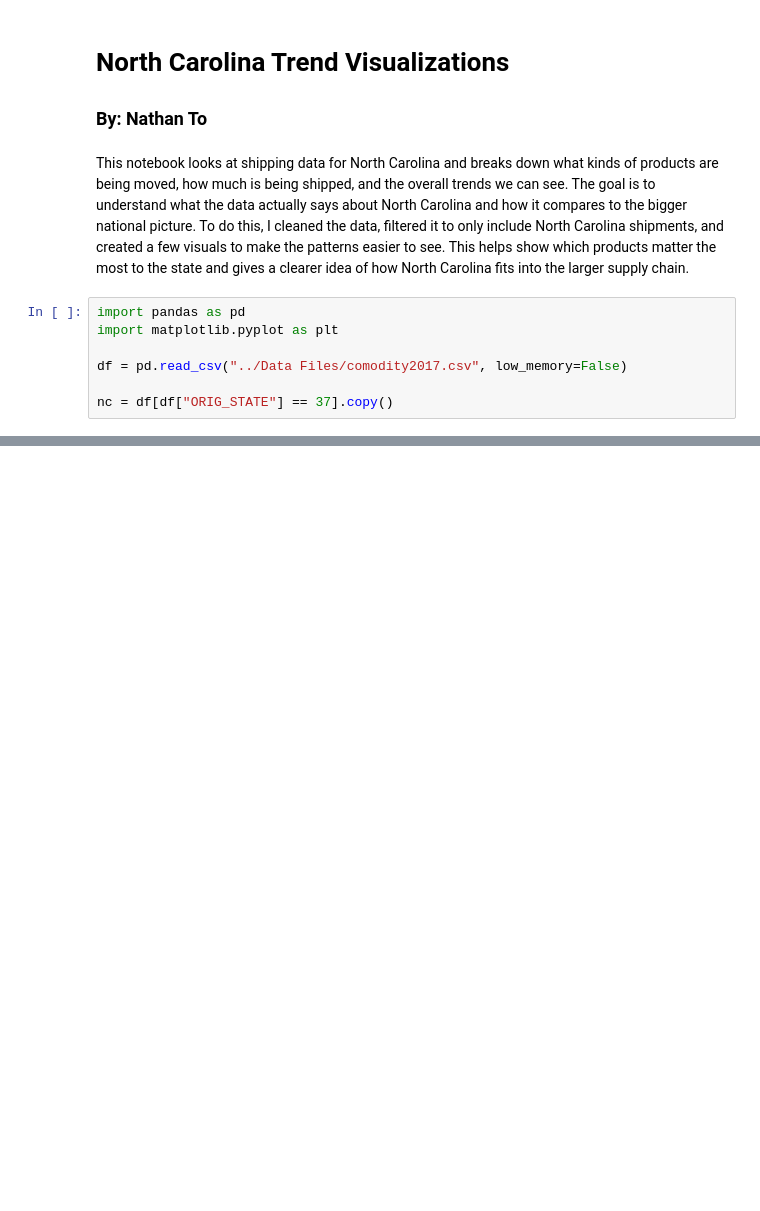
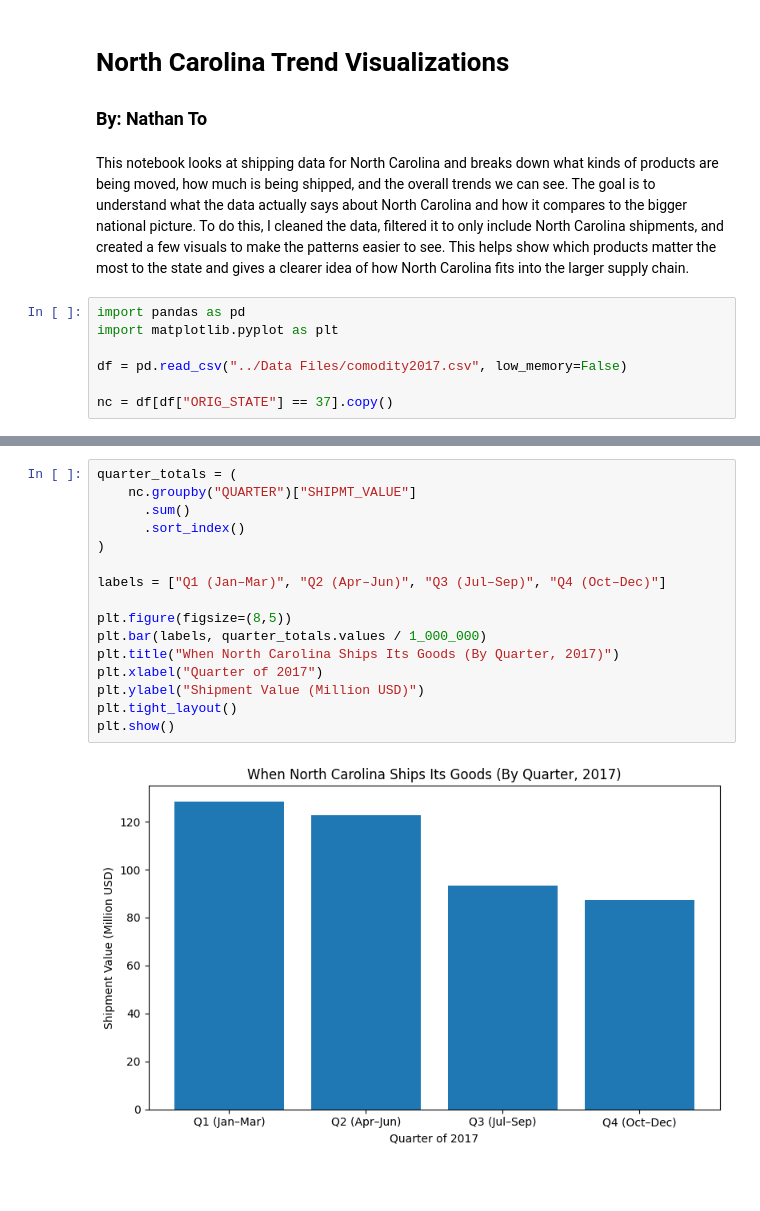
Before and after one commit to Taotlema/Data-Mining-Final-Project, a Jupyter notebook: Code/Visualization.ipynb, the cells around one changed output, grey strips where cells are left out. Cells and saved outputs as stored; diff of their text form; blank space fills up the shorter version.

```diff
--- a/Code/Visualization.ipynb
+++ b/Code/Visualization.ipynb
@@ -117,2 +135,20 @@ nc = df[df["ORIG_STATE"] == 37].copy()
+# %%
+quarter_totals = (
+    nc.groupby("QUARTER")["SHIPMT_VALUE"]
+      .sum()
+      .sort_index()
+)
+
+labels = ["Q1 (Jan–Mar)", "Q2 (Apr–Jun)", "Q3 (Jul–Sep)", "Q4 (Oct–Dec)"]
+
+plt.figure(figsize=(8,5))
+plt.bar(labels, quarter_totals.values / 1_000_000)
+plt.title("When North Carolina Ships Its Goods (By Quarter, 2017)")
+plt.xlabel("Quarter of 2017")
+plt.ylabel("Shipment Value (Million USD)")
+plt.tight_layout()
+plt.show()
+# %% [output]
+[figure, added]
 # %% [markdown]
 ##
```
Also changed, not shown: parts of 1 cell of this notebook.
